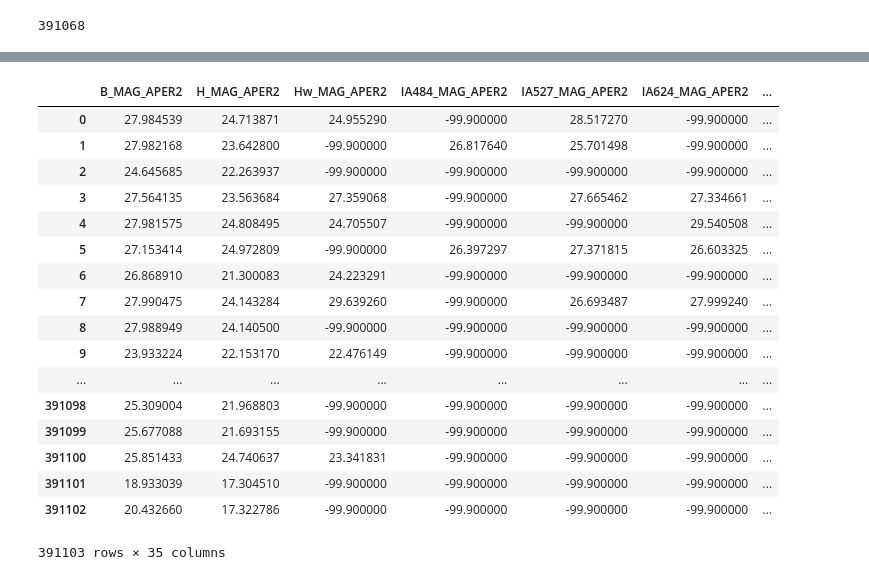
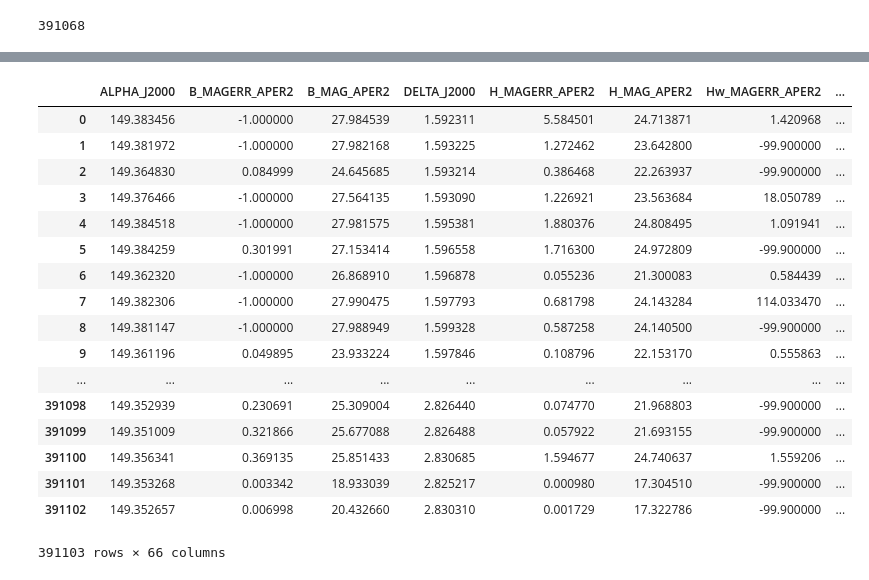
Before and after one commit to GiorgioManzoni/VIPERS_GALFORM, a Jupyter notebook: 018_READ_COSMOS.ipynb, the cells around one changed output, grey strips where cells are left out. Saved outputs shown, nothing was run; the diff lists cells and outputs as text; code cells hidden in the pictures.

```diff
--- a/018_READ_COSMOS.ipynb
+++ b/018_READ_COSMOS.ipynb
@@ -684,21 +765,21 @@ match_cosmos.to_csv('../data/cosmos/match_COSMOS_999.txt',index=None,sep=',')
 # %%
-pd.read_csv("../data/cosmos/match_COSMOS_999.txt",delimiter=',')
+pd.read_csv("../data/cosmos/match_COSMOS_99_with_err.csv",delimiter=',')
 # %% [output]
-|  | B_MAG_APER2 | H_MAG_APER2 | Hw_MAG_APER2 | IA484_MAG_APER2 | IA527_MAG_APER2 | IA624_MAG_APER2 | ... |
-| 0 | 27.984539 | 24.713871 | 24.955290 | -99.900000 | 28.517270 | -99.900000 | ... |
-| 1 | 27.982168 | 23.642800 | -99.900000 | 26.817640 | 25.701498 | -99.900000 | ... |
-| 2 | 24.645685 | 22.263937 | -99.900000 | -99.900000 | -99.900000 | -99.900000 | ... |
-| 3 | 27.564135 | 23.563684 | 27.359068 | -99.900000 | 27.665462 | 27.334661 | ... |
-| 4 | 27.981575 | 24.808495 | 24.705507 | -99.900000 | -99.900000 | 29.540508 | ... |
-| 5 | 27.153414 | 24.972809 | -99.900000 | 26.397297 | 27.371815 | 26.603325 | ... |
-| 6 | 26.868910 | 21.300083 | 24.223291 | -99.900000 | -99.900000 | -99.900000 | ... |
-| 7 | 27.990475 | 24.143284 | 29.639260 | -99.900000 | 26.693487 | 27.999240 | ... |
-| 8 | 27.988949 | 24.140500 | -99.900000 | -99.900000 | -99.900000 | -99.900000 | ... |
-| 9 | 23.933224 | 22.153170 | 22.476149 | -99.900000 | -99.900000 | -99.900000 | ... |
-| ... | ... | ... | ... | ... | ... | ... | ... |
-| 391098 | 25.309004 | 21.968803 | -99.900000 | -99.900000 | -99.900000 | -99.900000 | ... |
-| 391099 | 25.677088 | 21.693155 | -99.900000 | -99.900000 | -99.900000 | -99.900000 | ... |
-| 391100 | 25.851433 | 24.740637 | 23.341831 | -99.900000 | -99.900000 | -99.900000 | ... |
-| 391101 | 18.933039 | 17.304510 | -99.900000 | -99.900000 | -99.900000 | -99.900000 | ... |
-| 391102 | 20.432660 | 17.322786 | -99.900000 | -99.900000 | -99.900000 | -99.900000 | ... |
+|  | ALPHA_J2000 | B_MAGERR_APER2 | B_MAG_APER2 | DELTA_J2000 | H_MAGERR_APER2 | H_MAG_APER2 | Hw_MAGERR_APER2 | ... |
+| 0 | 149.383456 | -1.000000 | 27.984539 | 1.592311 | 5.584501 | 24.713871 | 1.420968 | ... |
+| 1 | 149.381972 | -1.000000 | 27.982168 | 1.593225 | 1.272462 | 23.642800 | -99.900000 | ... |
+| 2 | 149.364830 | 0.084999 | 24.645685 | 1.593214 | 0.386468 | 22.263937 | -99.900000 | ... |
+| 3 | 149.376466 | -1.000000 | 27.564135 | 1.593090 | 1.226921 | 23.563684 | 18.050789 | ... |
+| 4 | 149.384518 | -1.000000 | 27.981575 | 1.595381 | 1.880376 | 24.808495 | 1.091941 | ... |
+| 5 | 149.384259 | 0.301991 | 27.153414 | 1.596558 | 1.716300 | 24.972809 | -99.900000 | ... |
+| 6 | 149.362320 | -1.000000 | 26.868910 | 1.596878 | 0.055236 | 21.300083 | 0.584439 | ... |
+| 7 | 149.382306 | -1.000000 | 27.990475 | 1.597793 | 0.681798 | 24.143284 | 114.033470 | ... |
+| 8 | 149.381147 | -1.000000 | 27.988949 | 1.599328 | 0.587258 | 24.140500 | -99.900000 | ... |
+| 9 | 149.361196 | 0.049895 | 23.933224 | 1.597846 | 0.108796 | 22.153170 | 0.555863 | ... |
+| ... | ... | ... | ... | ... | ... | ... | ... | ... |
+| 391098 | 149.352939 | 0.230691 | 25.309004 | 2.826440 | 0.074770 | 21.968803 | -99.900000 | ... |
+| 391099 | 149.351009 | 0.321866 | 25.677088 | 2.826488 | 0.057922 | 21.693155 | -99.900000 | ... |
+| 391100 | 149.356341 | 0.369135 | 25.851433 | 2.830685 | 1.594677 | 24.740637 | 1.559206 | ... |
+| 391101 | 149.353268 | 0.003342 | 18.933039 | 2.825217 | 0.000980 | 17.304510 | -99.900000 | ... |
+| 391102 | 149.352657 | 0.006998 | 20.432660 | 2.830310 | 0.001729 | 17.322786 | -99.900000 | ... |
-391103 rows × 35 columns
+391103 rows × 66 columns
```
Also changed, not shown: parts of 10 cells of this notebook, 20 other files.
